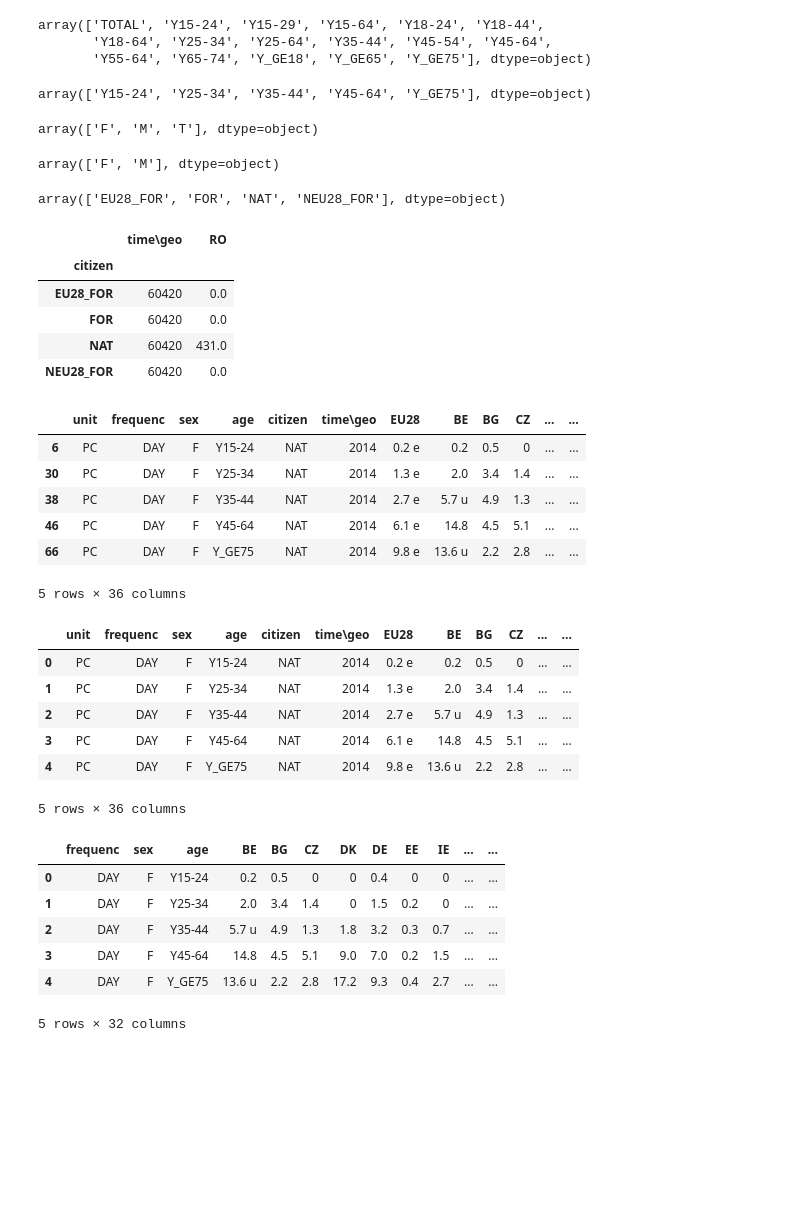
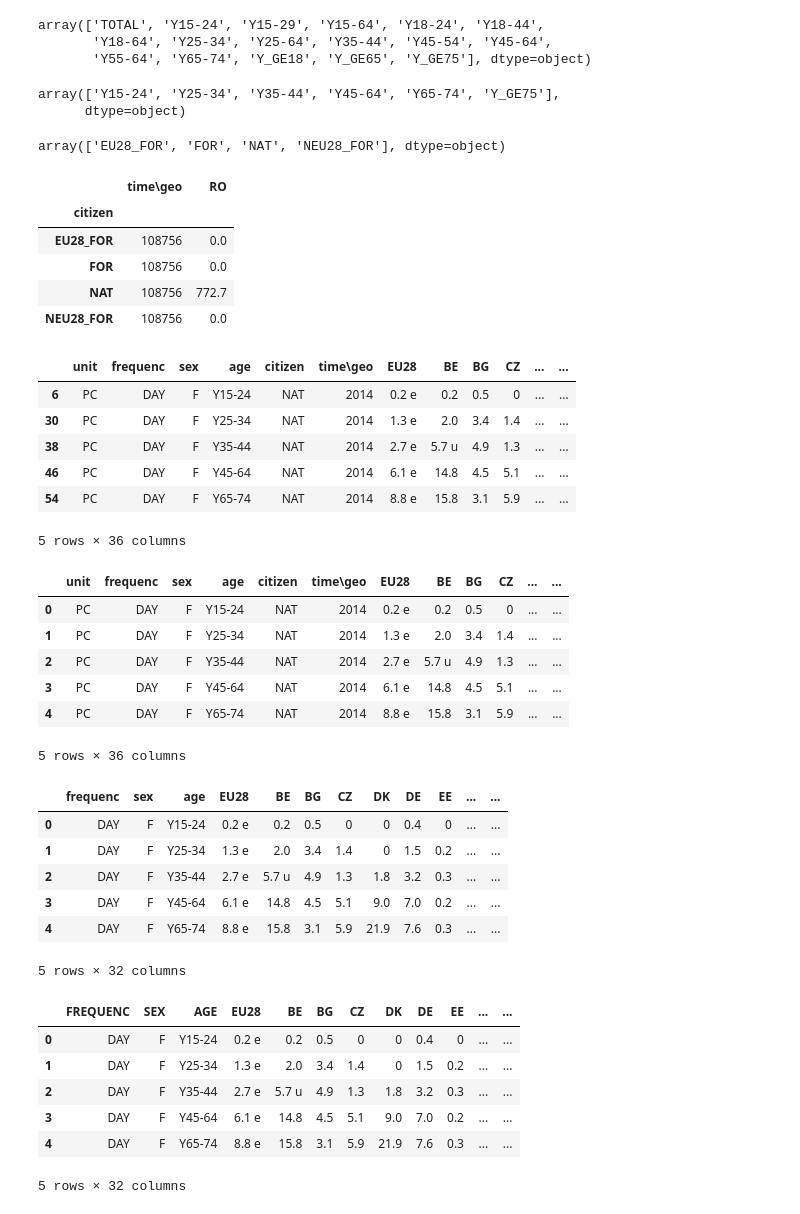
Before and after one commit to Helenagh90/alcohol_consumption_project, a Jupyter notebook: JupyterNotebook.ipynb, the cells around one changed output. Saved outputs shown, nothing was run; the diff lists cells and outputs as text; code cells hidden in the pictures; blank space fills up the shorter version.

```diff
--- a/JupyterNotebook.ipynb
+++ b/JupyterNotebook.ipynb
@@ -74,21 +75,11 @@ array(['TOTAL', 'Y15-24', 'Y15-29', 'Y15-64', 'Y18-24', 'Y18-44',
        'Y55-64', 'Y65-74', 'Y_GE18', 'Y_GE65', 'Y_GE75'], dtype=object)
 # %%
 # Eliminamos todos los intervalos que no vamos a usar en el estudio y renombramos "Y_GE75":
-df = df.drop(df[df["age"] == "TOTAL"].index).drop(df[df["age"] == "Y15-29"].index).drop(df[df["age"] == "Y15-64"].index).drop(df[df["age"] == "Y18-24"].index).drop(df[df["age"] == "Y18-44"].index).drop(df[df["age"] == "Y18-64"].index).drop(df[df["age"] == "Y25-64"].index).drop(df[df["age"] == "Y45-54"].index).drop(df[df["age"] == "Y65-74"].index).drop(df[df["age"] == "Y55-64"].index).drop(df[df["age"] == "Y_GE18"].index).drop(df[df["age"] == "Y_GE65"].index)
+df = df.drop(df[df["age"] == "TOTAL"].index).drop(df[df["age"] == "Y15-29"].index).drop(df[df["age"] == "Y15-64"].index).drop(df[df["age"] == "Y18-24"].index).drop(df[df["age"] == "Y18-44"].index).drop(df[df["age"] == "Y18-64"].index).drop(df[df["age"] == "Y25-64"].index).drop(df[df["age"] == "Y45-54"].index).drop(df[df["age"] == "Y55-64"].index).drop(df[df["age"] == "Y_GE18"].index).drop(df[df["age"] == "Y_GE65"].index)
 df["age"].unique()
 # %% [output]
-array(['Y15-24', 'Y25-34', 'Y35-44', 'Y45-64', 'Y_GE75'], dtype=object)
+array(['Y15-24', 'Y25-34', 'Y35-44', 'Y45-64', 'Y65-74', 'Y_GE75'],
+      dtype=object)
-# %%
-# Comprobamos las categorías de "sex":
-df["sex"].unique()
-# %% [output]
-array(['F', 'M', 'T'], dtype=object)
-# %%
-# Eliminamos "T":
-df = df.drop((df[df["sex"] == "T"]).index)
-df["sex"].unique()
-# %% [output]
-array(['F', 'M'], dtype=object)
 # %%
 # Comprobamos las categorías de "citizen"...
 df["citizen"].unique()
@@ -100,10 +91,10 @@ df.groupby(by = "citizen").agg(sum)
 # %% [output]
 |  | time\geo | RO |
 | citizen |  |  |
-| EU28_FOR | 60420 | 0.0 |
-| FOR | 60420 | 0.0 |
-| NAT | 60420 | 431.0 |
-| NEU28_FOR | 60420 | 0.0 |
+| EU28_FOR | 108756 | 0.0 |
+| FOR | 108756 | 0.0 |
+| NAT | 108756 | 772.7 |
+| NEU28_FOR | 108756 | 0.0 |
 # %%
 # Nos quedamos con sólo NAT:
 df = df.drop((df[df["citizen"] == "EU28_FOR"]).index).drop((df[df["citizen"] == "FOR"]).index).drop((df[df["citizen"] == "NEU28_FOR"]).index)
@@ -114,7 +105,7 @@ df.head()
 | 30 | PC | DAY | F | Y25-34 | NAT | 2014 | 1.3 e | 2.0 | 3.4 | 1.4 | ... | ... |
 | 38 | PC | DAY | F | Y35-44 | NAT | 2014 | 2.7 e | 5.7 u | 4.9 | 1.3 | ... | ... |
 | 46 | PC | DAY | F | Y45-64 | NAT | 2014 | 6.1 e | 14.8 | 4.5 | 5.1 | ... | ... |
-| 66 | PC | DAY | F | Y_GE75 | NAT | 2014 | 9.8 e | 13.6 u | 2.2 | 2.8 | ... | ... |
+| 54 | PC | DAY | F | Y65-74 | NAT | 2014 | 8.8 e | 15.8 | 3.1 | 5.9 | ... | ... |
 5 rows × 36 columns
 # %%
 # Reseteamos index:
@@ -127,17 +118,30 @@ df.head()
 | 1 | PC | DAY | F | Y25-34 | NAT | 2014 | 1.3 e | 2.0 | 3.4 | 1.4 | ... | ... |
 | 2 | PC | DAY | F | Y35-44 | NAT | 2014 | 2.7 e | 5.7 u | 4.9 | 1.3 | ... | ... |
 | 3 | PC | DAY | F | Y45-64 | NAT | 2014 | 6.1 e | 14.8 | 4.5 | 5.1 | ... | ... |
-| 4 | PC | DAY | F | Y_GE75 | NAT | 2014 | 9.8 e | 13.6 u | 2.2 | 2.8 | ... | ... |
+| 4 | PC | DAY | F | Y65-74 | NAT | 2014 | 8.8 e | 15.8 | 3.1 | 5.9 | ... | ... |
 5 rows × 36 columns
 # %%
-# Comprobamos que las columnas "unit", "time\geo", "EU28", "citizen" no proporcionan info, las borramos:
-df = df.drop(["unit", "time\geo", "EU28", "citizen"], axis = 1)
+# Comprobamos que las columnas "unit", "time\geo" y "citizen" no proporcionan info, las borramos.
+# Borramos Turqía por no estar en el EU28.
+df = df.drop(["unit", "time\geo", "citizen", "TR"], axis = 1)
 df.head()
 # %% [output]
-|  | frequenc | sex | age | BE | BG | CZ | DK | DE | EE | IE | ... | ... |
-| 0 | DAY | F | Y15-24 | 0.2 | 0.5 | 0 | 0 | 0.4 | 0 | 0 | ... | ... |
-| 1 | DAY | F | Y25-34 | 2.0 | 3.4 | 1.4 | 0 | 1.5 | 0.2 | 0 | ... | ... |
-| 2 | DAY | F | Y35-44 | 5.7 u | 4.9 | 1.3 | 1.8 | 3.2 | 0.3 | 0.7 | ... | ... |
-| 3 | DAY | F | Y45-64 | 14.8 | 4.5 | 5.1 | 9.0 | 7.0 | 0.2 | 1.5 | ... | ... |
-| 4 | DAY | F | Y_GE75 | 13.6 u | 2.2 | 2.8 | 17.2 | 9.3 | 0.4 | 2.7 | ... | ... |
+|  | frequenc | sex | age | EU28 | BE | BG | CZ | DK | DE | EE | ... | ... |
+| 0 | DAY | F | Y15-24 | 0.2 e | 0.2 | 0.5 | 0 | 0 | 0.4 | 0 | ... | ... |
+| 1 | DAY | F | Y25-34 | 1.3 e | 2.0 | 3.4 | 1.4 | 0 | 1.5 | 0.2 | ... | ... |
+| 2 | DAY | F | Y35-44 | 2.7 e | 5.7 u | 4.9 | 1.3 | 1.8 | 3.2 | 0.3 | ... | ... |
+| 3 | DAY | F | Y45-64 | 6.1 e | 14.8 | 4.5 | 5.1 | 9.0 | 7.0 | 0.2 | ... | ... |
+| 4 | DAY | F | Y65-74 | 8.8 e | 15.8 | 3.1 | 5.9 | 21.9 | 7.6 | 0.3 | ... | ... |
 5 rows × 32 columns
+# %%
+# Nombres de columnas en mayúscula:
+df.columns = df.columns.str.upper()
+df.head()
+# %% [output]
+|  | FREQUENC | SEX | AGE | EU28 | BE | BG | CZ | DK | DE | EE | ... | ... |
+| 0 | DAY | F | Y15-24 | 0.2 e | 0.2 | 0.5 | 0 | 0 | 0.4 | 0 | ... | ... |
+| 1 | DAY | F | Y25-34 | 1.3 e | 2.0 | 3.4 | 1.4 | 0 | 1.5 | 0.2 | ... | ... |
+| 2 | DAY | F | Y35-44 | 2.7 e | 5.7 u | 4.9 | 1.3 | 1.8 | 3.2 | 0.3 | ... | ... |
+| 3 | DAY | F | Y45-64 | 6.1 e | 14.8 | 4.5 | 5.1 | 9.0 | 7.0 | 0.2 | ... | ... |
+| 4 | DAY | F | Y65-74 | 8.8 e | 15.8 | 3.1 | 5.9 | 21.9 | 7.6 | 0.3 | ... | ... |
+5 rows × 32 columns
```
Also changed, not shown: parts of 3 cells of this notebook.
